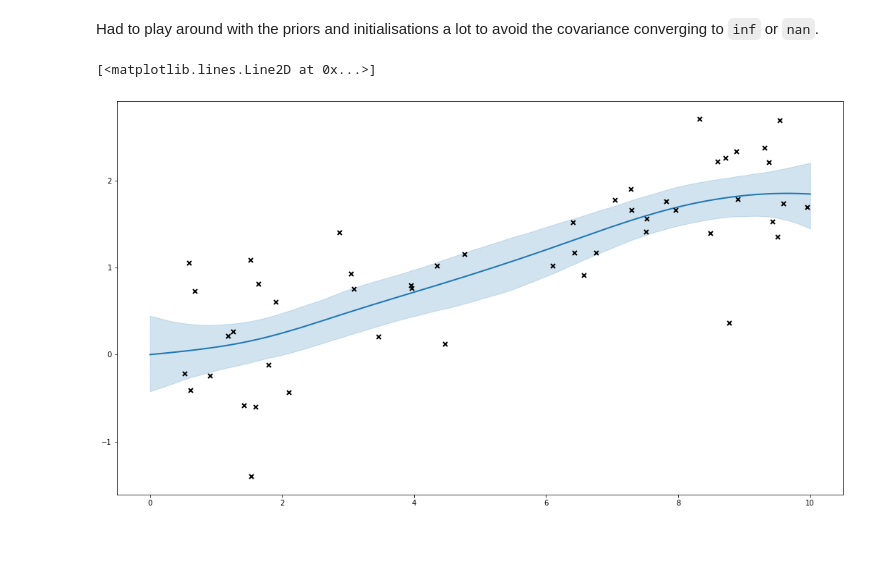
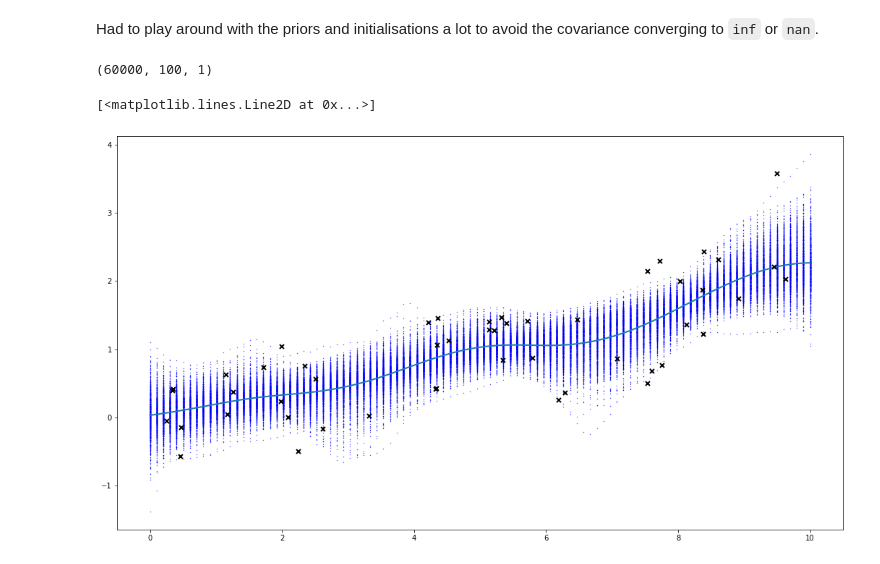
Before and after one commit to wunsworth/AirPollutionSensor, a Jupyter notebook: Notebooks/MCMCAltApproach.ipynb, the cells around one changed output. Drawn from its saved outputs; the diff is of its cells as text; code cells hidden in the pictures.

```diff
--- a/Notebooks/MCMCAltApproach.ipynb
+++ b/Notebooks/MCMCAltApproach.ipynb
@@ -42,6 +42,7 @@ data = (X, Y)
 kernel = gpflow.kernels.Matern52()
 likelihood = gpflow.likelihoods.Gaussian()
 model = gpflow.models.SGPMC(data, kernel, likelihood, inducing_variable = Z)
+model = gpflow.models.SGPR(data, kernel, inducing_variable = Z, noise_variance = 0.1)
 # %%
 model.kernel.lengthscales.assign(0.1)
 model.kernel.variance.assign(0.1)
@@ -94,5 +94,5 @@ def run_chain_fn():
         trace_fn=lambda _, pkr: pkr.inner_results.is_accepted,
     )
 
-samples, _ = run_chain_fn()
+samples, x = run_chain_fn()
 parameter_samples = hmc_helper.convert_to_constrained_values(samples)
@@ -120,18 +134,25 @@ for i in range(num_samples):
     f_batch = model.predict_f_samples(Xtest, 10)
     f_samples.append(f_batch)
 f_samples = np.vstack(f_samples)
+# %%
+f_samples.shape
+# %% [output]
+(60000, 100, 1)
 # %%
 plt.figure(figsize=(18, 10))
 (line,) = plt.plot(Xtest, np.mean(f_samples, 0), lw=2)
+for i in range(1000):
+    plt.scatter(Xtest, f_samples[i, :], 0.1, c = 'blue')
+"""
 plt.fill_between(
     Xtest[:, 0],
     np.percentile(np.squeeze(f_samples), 5, axis=0),
     np.percentile(np.squeeze(f_samples), 95, axis=0),
     color=line.get_color(),
     alpha=0.2,
 )
-
+"""
 plt.plot(X.flatten(), Y.flatten(), "kx", mew=2)
 # %% [output]
 [<matplotlib.lines.Line2D at 0x...>]
-[figure, old version]
+[figure, new version]
```
Also changed, not shown: parts of 7 cells of this notebook, 1 other file.
